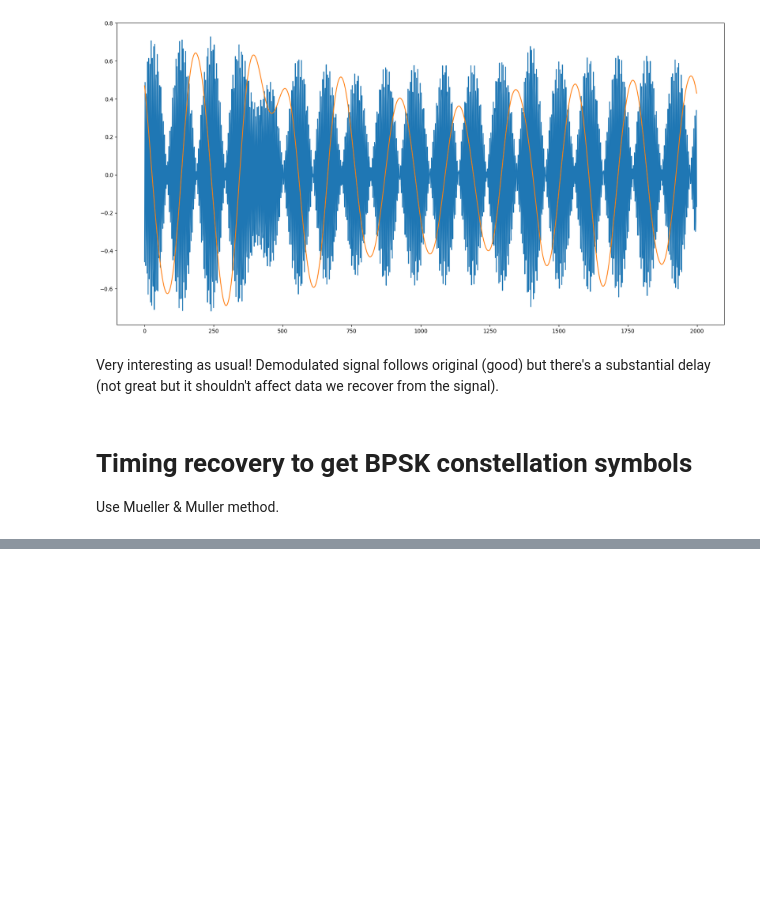
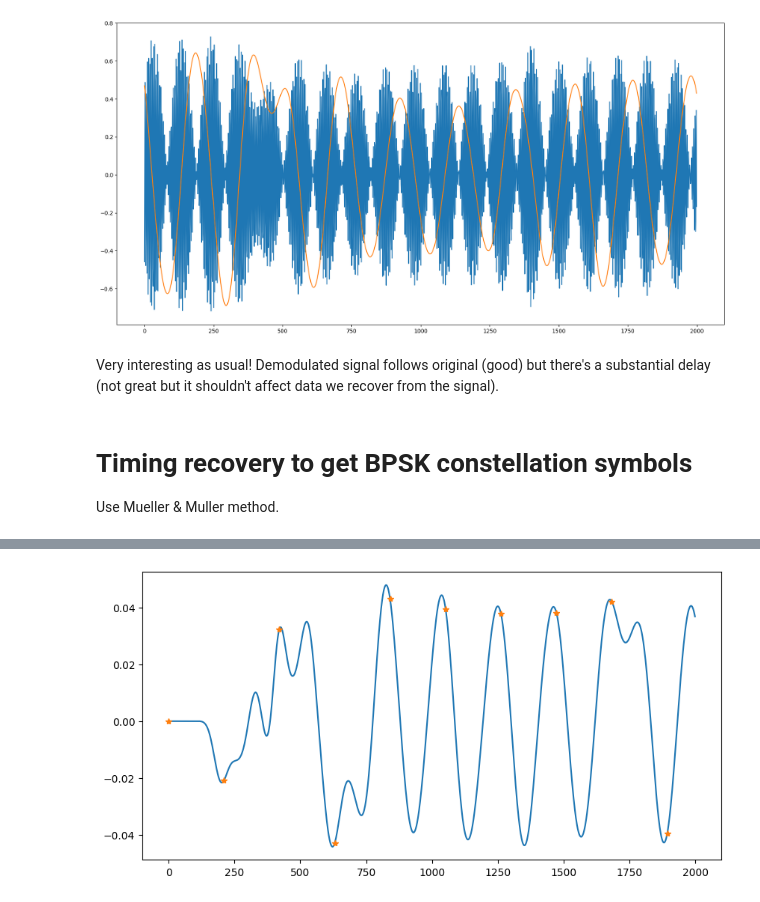
Before and after one commit to enthyp/SDR, a Jupyter notebook: RDS decoding.ipynb, the cells around one changed output, grey strips where cells are left out. Drawn from its saved outputs; the diff is of its cells as text; code cells hidden in the pictures; blank space fills up the shorter version.

```diff
--- a/RDS decoding.ipynb
+++ b/RDS decoding.ipynb
@@ -162,0 +178,13 @@ def mm_recover_symbols(signal, sample_rate, symbol_rate, alpha=0.3):
+# %%
+def plot_signal_with_highlighted(signal, selected_indexes, start=0, width=None):
+    fig, ax = plt.subplots()
+    fig.set_size_inches((10, 5))
+
+    ax.plot(signal[start:start + width])
+
+    selected_indexes = [idx for idx in sample_indexes if start <= idx <= start + width]
+    ax.plot([idx - start for idx in selected_indexes], [signal[idx] for idx in selected_indexes], '*');
+# %%
+plot_signal_with_highlighted(rds_signal_demodulated, sample_indexes, start=0, width=2000)
+# %% [output]
+[figure, added]
```
Also changed, not shown: parts of 13 cells of this notebook, 1 other file.
